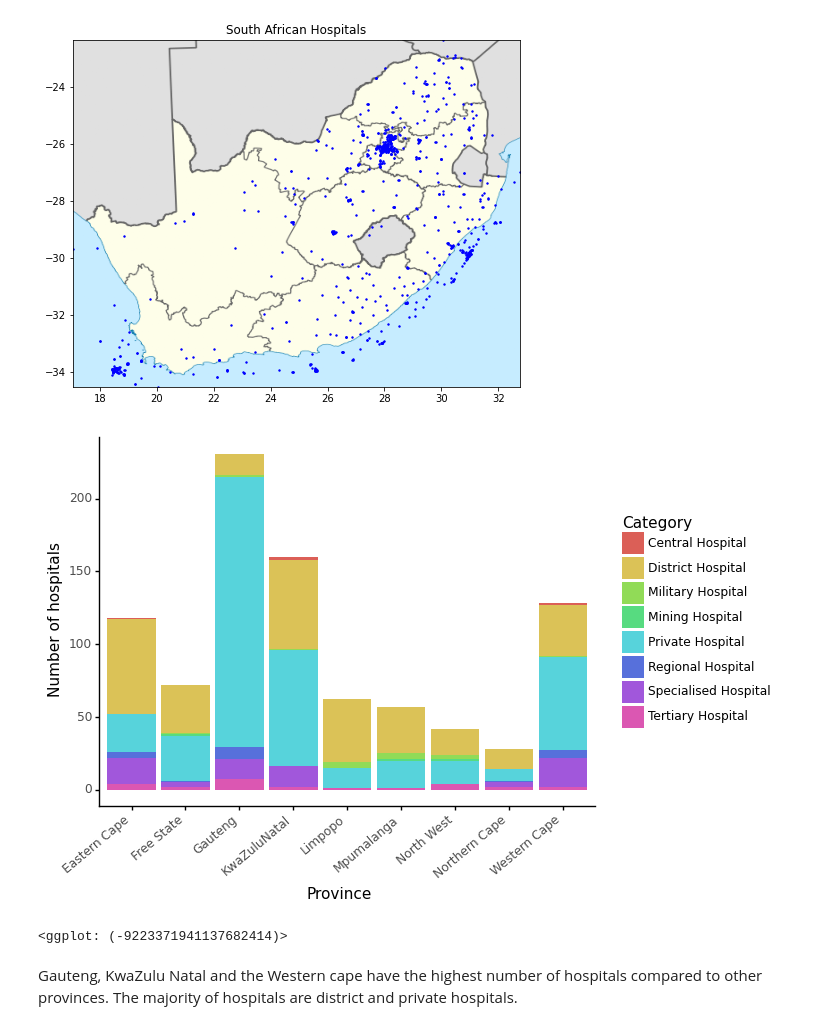
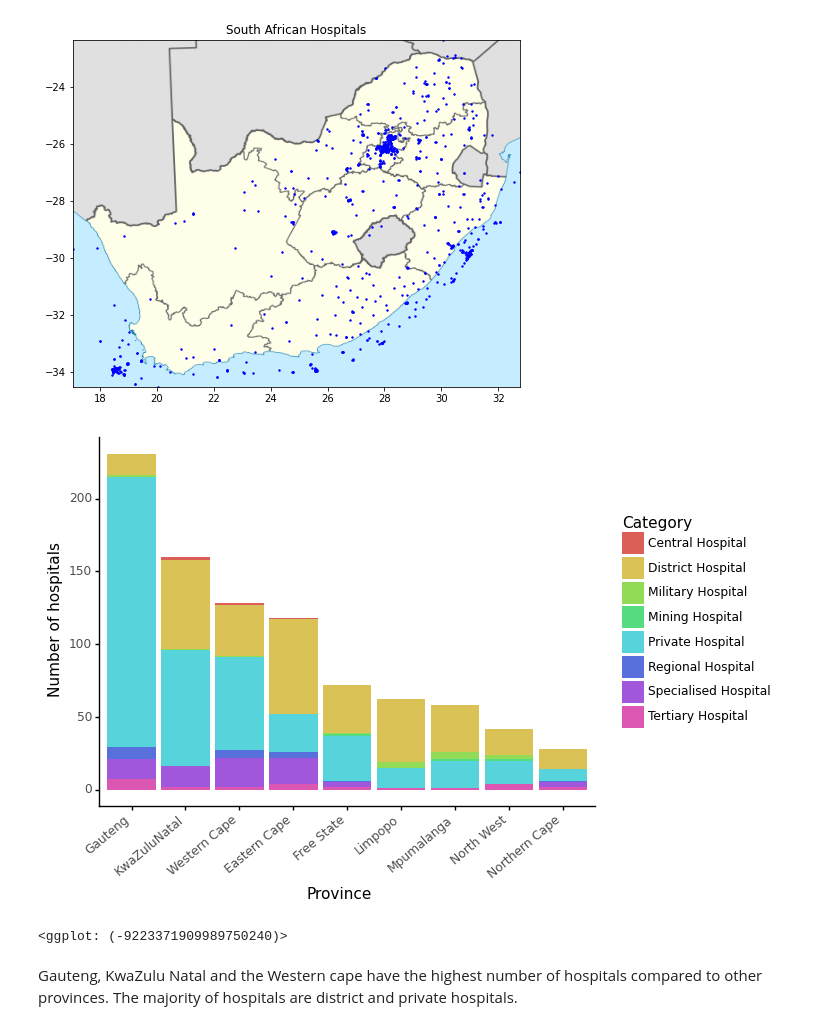
Before and after one commit to ZintleFaltein/Covid-modelling, a Jupyter notebook: Notebooks/Covid19_analysis_South_Africa.ipynb, the cells around one changed output. Saved outputs shown, nothing was run; the diff lists cells and outputs as text; code cells hidden in the pictures.

```diff
--- a/Notebooks/Covid19_analysis_South_Africa.ipynb
+++ b/Notebooks/Covid19_analysis_South_Africa.ipynb
@@ -358,15 +352,18 @@ ax.imshow(sa_map, zorder=1, extent=coords)
 <matplotlib.image.AxesImage at 0x...>
 [figure]
 # %%
+prov_list = hospitals['Province'].value_counts().index.tolist()
+
 (ggplot(hospitals, aes(x='Province', fill='Category'))
     + geom_bar()
     + theme_classic()
     + theme(axis_text_x=element_text(rotation=40, hjust=1))
+    + scale_x_discrete(limits=prov_list)
     + labs(x='Province', y='Number of hospitals')
  )
 # %% [output]
-[figure, old version]
+[figure, new version]
-<ggplot: (-9223371941137682414)>
+<ggplot: (-9223371909989750240)>
 # %% [markdown]
 Gauteng, KwaZulu Natal and the Western cape have the highest number of hospitals compared to other provinces. The majority of hospitals are district and private hospitals.
 # %%
```
Also changed, not shown: parts of 57 cells of this notebook.
